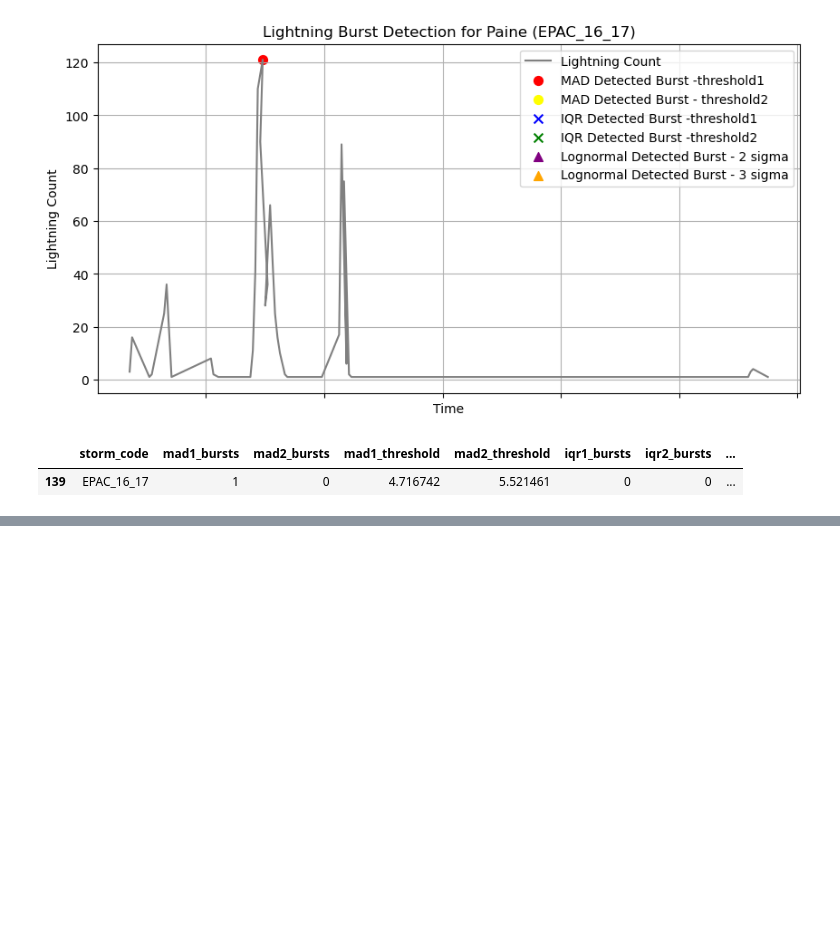
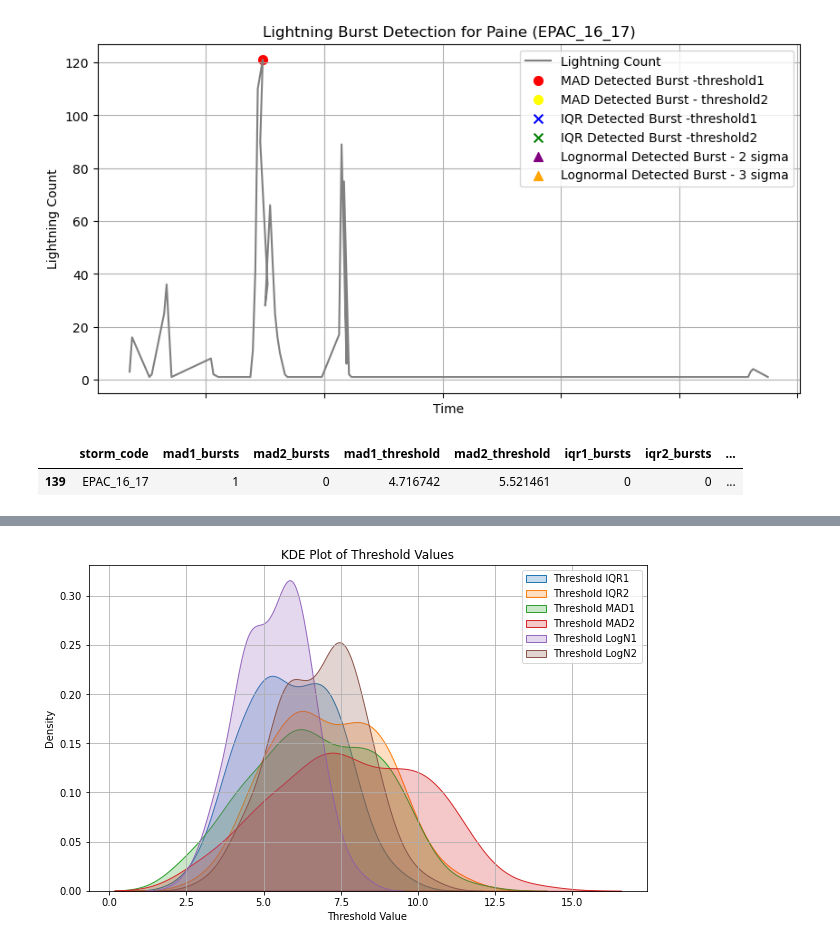
Before and after one commit to aprilggg/Lightning_Analysis_NWRA, a Jupyter notebook: lightning_threshold_innercore.ipynb, the cells around one changed output, grey strips where cells are left out. Cells and saved outputs as stored; diff of their text form; code cells hidden in the pictures; blank space fills up the shorter version.

Commit message:
Add files via upload
added ATL basin analysis

```diff
--- a/lightning_threshold_innercore.ipynb
+++ b/lightning_threshold_innercore.ipynb
@@ -545,0 +550,4 @@ agg_result[agg_result["storm_code"] == cyclone_id]
+# %%
+atl_data = innercore_data.filter(pl.col("basin") == "ATL")
+atl_storm_codes = atl_data["storm_code"].unique()
+atl_storm_codes.head()
@@ -545,0 +568,6 @@ agg_result[agg_result["storm_code"] == cyclone_id]
+# %%
+# basin-level summary of bursts - mean number of bursts by threshold, mean threshold
+atl_agg_result = agg_result[agg_result["storm_code"].isin(atl_storm_codes)]
+
+atl_agg_summary = atl_agg_result.drop(columns='storm_code').mean()
+print(atl_agg_summary)
@@ -545,0 +617,20 @@ agg_result[agg_result["storm_code"] == cyclone_id]
+# %%
+import seaborn as sns
+
+plt.figure(figsize=(10, 6))
+
+sns.kdeplot(atl_agg_result['iqr1_threshold'], label='Threshold IQR1', shade=True)
+sns.kdeplot(atl_agg_result['iqr2_threshold'], label='Threshold IQR2', shade=True)
+sns.kdeplot(atl_agg_result['mad1_threshold'], label='Threshold MAD1', shade=True)
+sns.kdeplot(atl_agg_result['mad2_threshold'], label='Threshold MAD2', shade=True)
+sns.kdeplot(atl_agg_result['logn1_threshold'], label='Threshold LogN1', shade=True)
+sns.kdeplot(atl_agg_result['logn2_threshold'], label='Threshold LogN2', shade=True)
+
+plt.xlabel('Threshold Value')
+plt.ylabel('Density')
+plt.title('KDE Plot of Threshold Values')
+plt.legend()
+plt.grid()
+plt.show()
+# %% [output]
+[figure, added]
```
Also changed, not shown: parts of 8 cells of this notebook.
